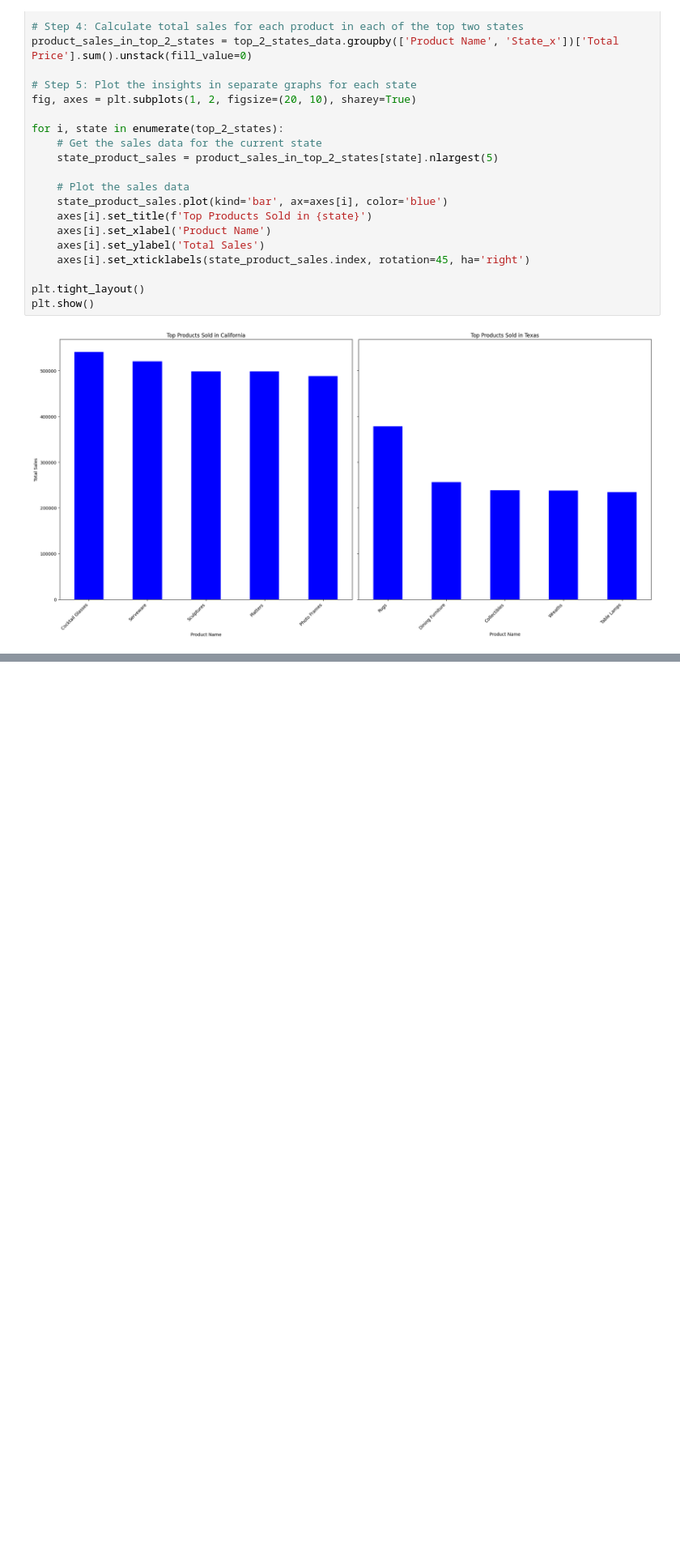
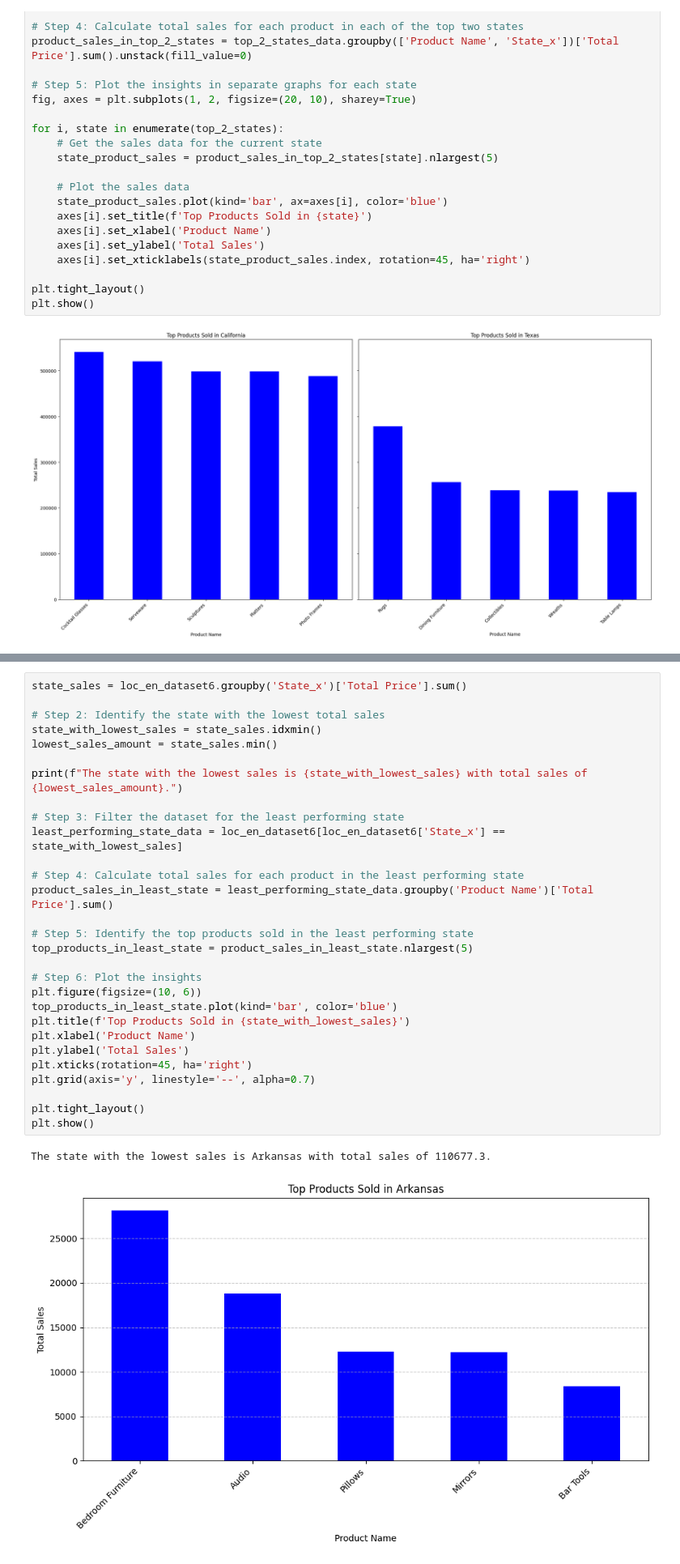
Before and after one commit to NSinha025/ZDS-Mock-Project, a Jupyter notebook: Sales_Order_Sheet_X_Store_Locations_Sheet.ipynb, the cells around one changed output, grey strips where cells are left out. Shown at 81% size. Cells and saved outputs as stored; diff of their text form; blank space fills up the shorter version.

```diff
--- a/Sales_Order_Sheet_X_Store_Locations_Sheet.ipynb
+++ b/Sales_Order_Sheet_X_Store_Locations_Sheet.ipynb
@@ -506,0 +541,32 @@ plt.show()
+# %%
+state_sales = loc_en_dataset6.groupby('State_x')['Total Price'].sum()
+
+# Step 2: Identify the state with the lowest total sales
+state_with_lowest_sales = state_sales.idxmin()
+lowest_sales_amount = state_sales.min()
+
+print(f"The state with the lowest sales is {state_with_lowest_sales} with total sales of {lowest_sales_amount}.")
+
+# Step 3: Filter the dataset for the least performing state
+least_performing_state_data = loc_en_dataset6[loc_en_dataset6['State_x'] == state_with_lowest_sales]
+
+# Step 4: Calculate total sales for each product in the least performing state
+product_sales_in_least_state = least_performing_state_data.groupby('Product Name')['Total Price'].sum()
+
+# Step 5: Identify the top products sold in the least performing state
+top_products_in_least_state = product_sales_in_least_state.nlargest(5)
+
+# Step 6: Plot the insights
+plt.figure(figsize=(10, 6))
+top_products_in_least_state.plot(kind='bar', color='blue')
+plt.title(f'Top Products Sold in {state_with_lowest_sales}')
+plt.xlabel('Product Name')
+plt.ylabel('Total Sales')
+plt.xticks(rotation=45, ha='right')
+plt.grid(axis='y', linestyle='--', alpha=0.7)
+
+plt.tight_layout()
+plt.show()
+# %% [output]
+The state with the lowest sales is Arkansas with total sales of 110677.3.
+[figure, added]
```
Also changed, not shown: parts of 7 cells of this notebook.
